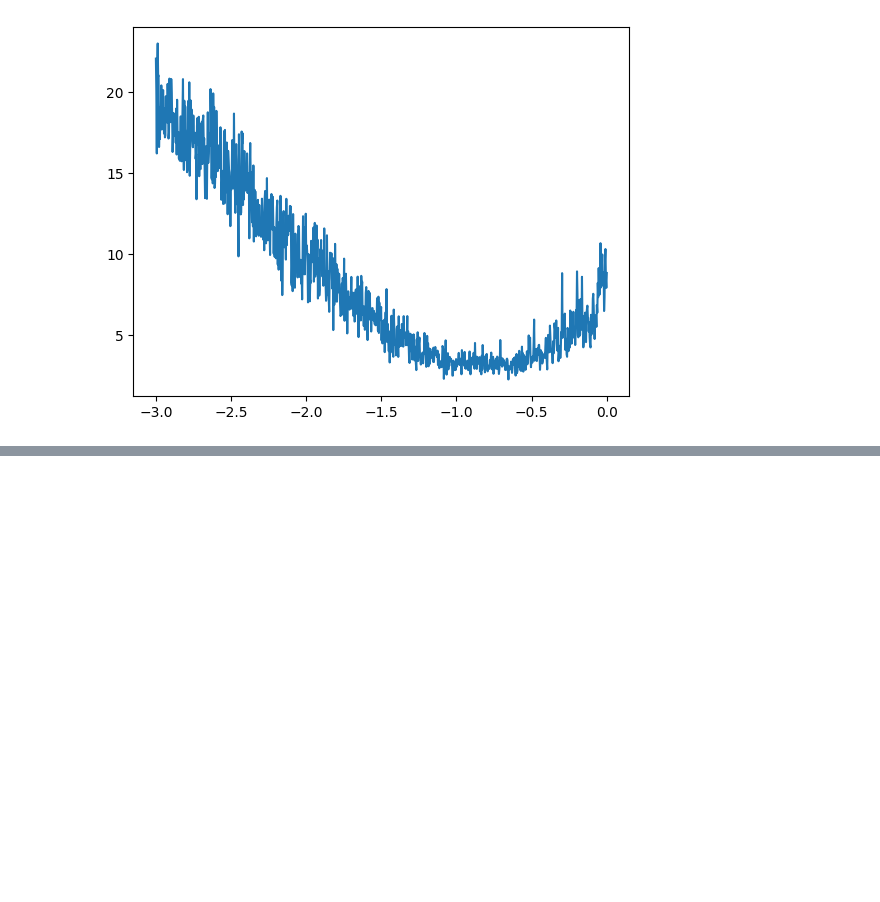
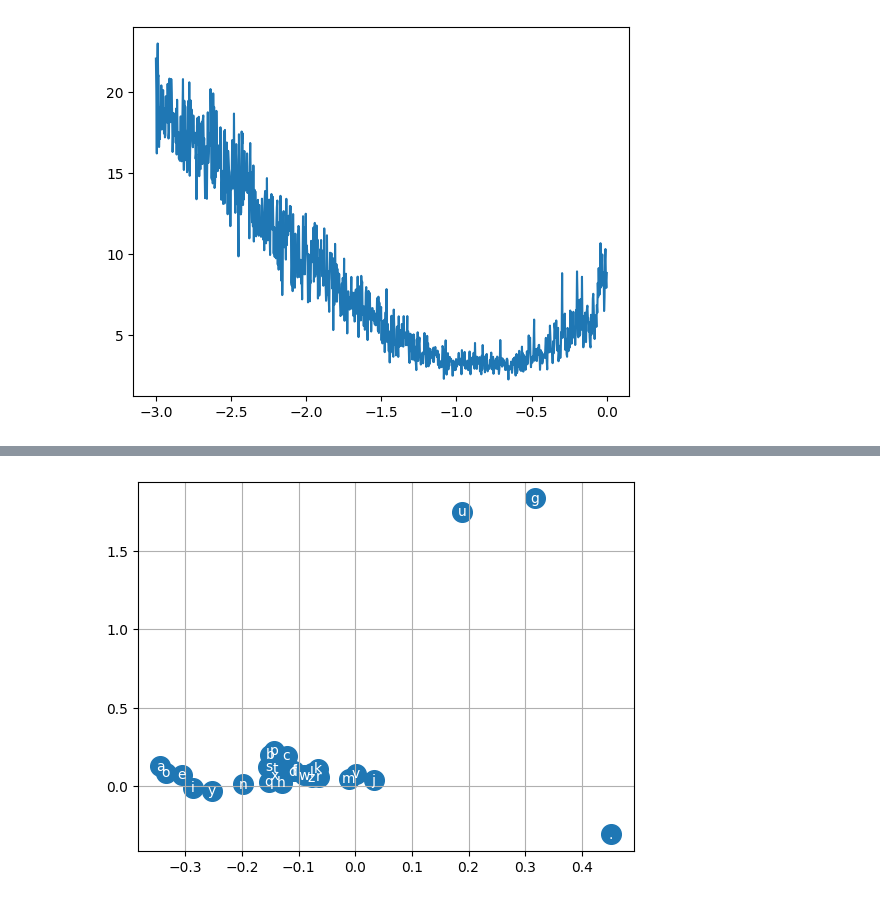
Before and after one commit to HimanshuSharmaKUL/Makemore, a Jupyter notebook: makemore part 2.ipynb, the cells around one changed output, grey strips where cells are left out. Cells and saved outputs as stored; diff of their text form; code cells hidden in the pictures; blank space fills up the shorter version.

```diff
--- a/makemore part 2.ipynb
+++ b/makemore part 2.ipynb
@@ -571,0 +684,14 @@ plt.plot(lri, lossi) #i.e. lre around -1 is good , i.e 10^-1 = 0.1 is good learn
+# %%
+#The model is not improving more than about 2.3 or 2.2,
+#it maybe because of the bottleneck in the charcter embedding size
+#so we first visualize the embeddings
+plt.figure
+plt.scatter(C[:,0].data, C[:,1].data, s=200) #scatter plot of 2D embeddings
+for i in range(C.shape[0]):
+    plt.text(C[i,0].item(), C[i,1].item(), itos[i], ha="center", va="center", color="white")
+plt.grid('minor')
+#vowels are represented together, '.' is considered very different
+#So, lets make the embeddings higher dimension, higher than 2D representation
+#But we wont be able to visualise it then
+# %% [output]
+[figure, added]
```
Also changed, not shown: parts of 23 cells of this notebook, 2 other files.
